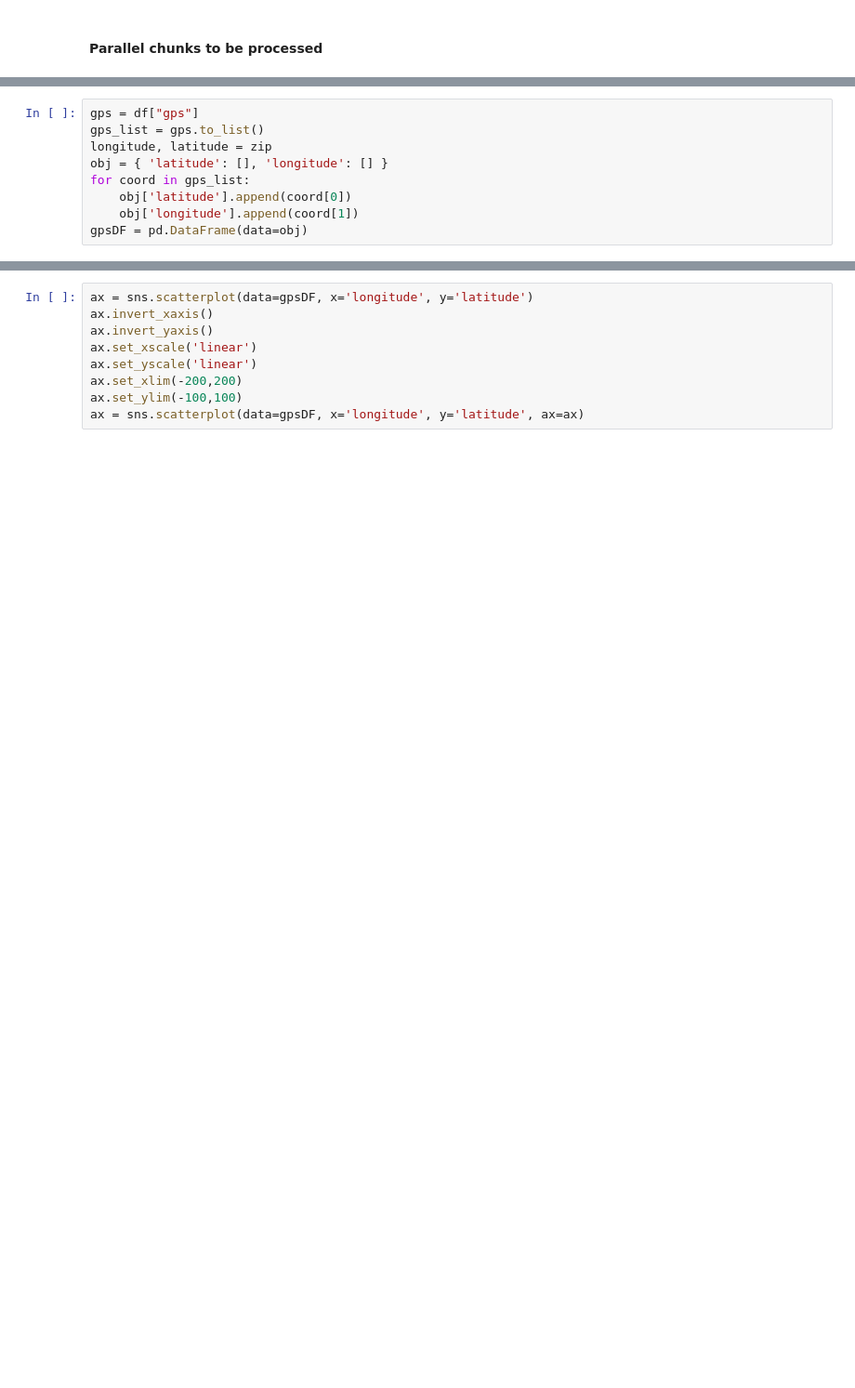
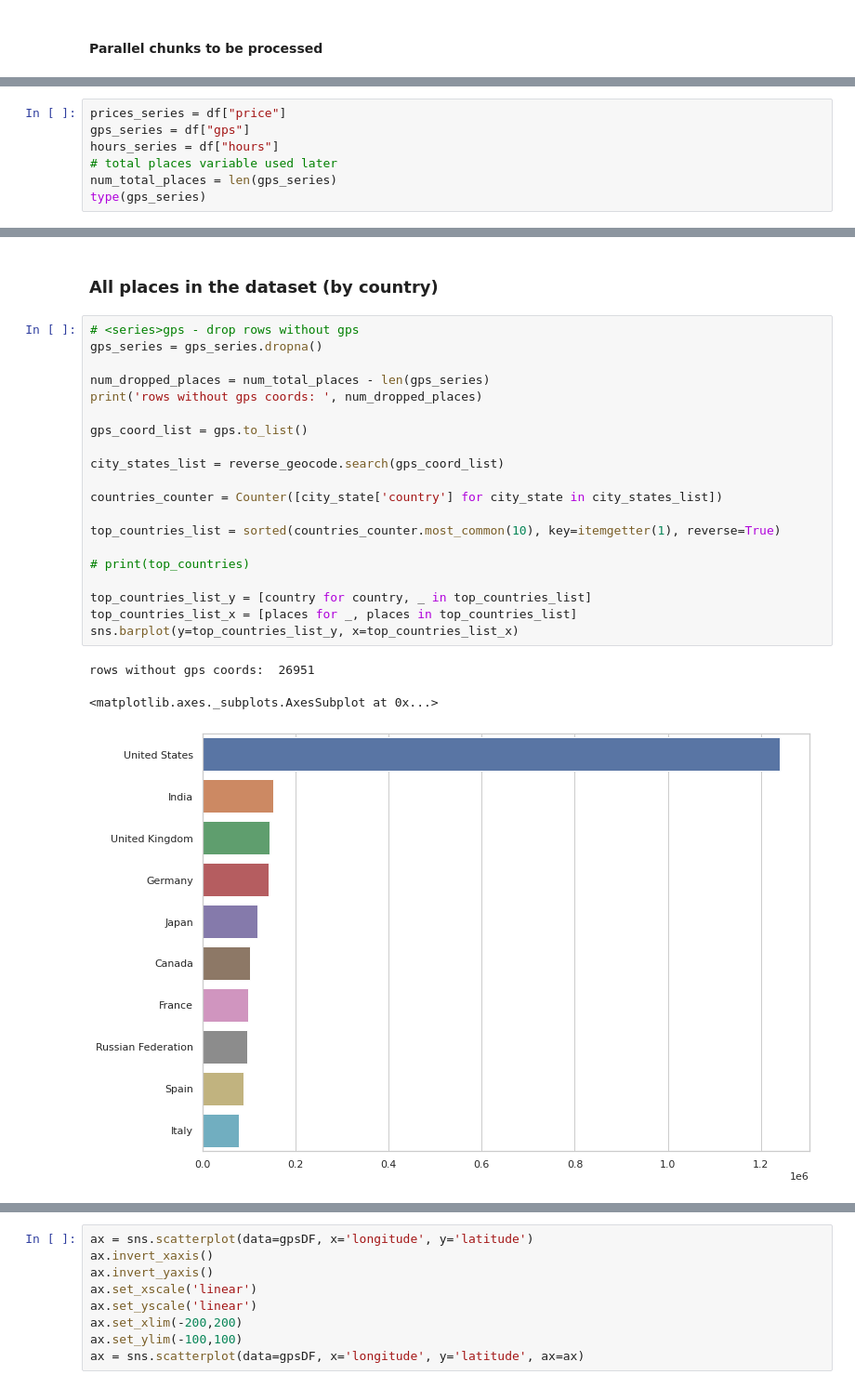
Before and after one commit to Huang-W/google-local-reviews, a Jupyter notebook: places_eda.ipynb, the cells around one changed output, grey strips where cells are left out. Shown at 93% size. Drawn from its saved outputs; the diff is of its cells as text; blank space fills up the shorter version.

```diff
--- a/places_eda.ipynb
+++ b/places_eda.ipynb
@@ -104,9 +85,0 @@ Name: price, dtype: int64
-# %%
-gps = df["gps"]
-gps_list = gps.to_list()
-longitude, latitude = zip
-obj = { 'latitude': [], 'longitude': [] }
-for coord in gps_list:
-    obj['latitude'].append(coord[0])
-    obj['longitude'].append(coord[1])
-gpsDF = pd.DataFrame(data=obj)
@@ -112,0 +137,7 @@ gpsDF = pd.DataFrame(data=obj)
+# %%
+prices_series = df["price"]
+gps_series = df["gps"]
+hours_series = df["hours"]
+# total places variable used later
+num_total_places = len(gps_series)
+type(gps_series)
@@ -112,0 +148,26 @@ gpsDF = pd.DataFrame(data=obj)
+# %% [markdown]
+### All places in the dataset (by country)
+# %%
+# <series>gps - drop rows without gps
+gps_series = gps_series.dropna()
+
+num_dropped_places = num_total_places - len(gps_series)
+print('rows without gps coords: ', num_dropped_places)
+
+gps_coord_list = gps.to_list()
+
+city_states_list = reverse_geocode.search(gps_coord_list)
+
+countries_counter = Counter([city_state['country'] for city_state in city_states_list])
+
+top_countries_list = sorted(countries_counter.most_common(10), key=itemgetter(1), reverse=True)
+
+# print(top_countries)
+
+top_countries_list_y = [country for country, _ in top_countries_list]
+top_countries_list_x = [places for _, places in top_countries_list]
+sns.barplot(y=top_countries_list_y, x=top_countries_list_x)
+# %% [output]
+rows without gps coords:  26951
+<matplotlib.axes._subplots.AxesSubplot at 0x...>
+[figure, added]
```
Also changed, not shown: parts of 38 cells of this notebook.
